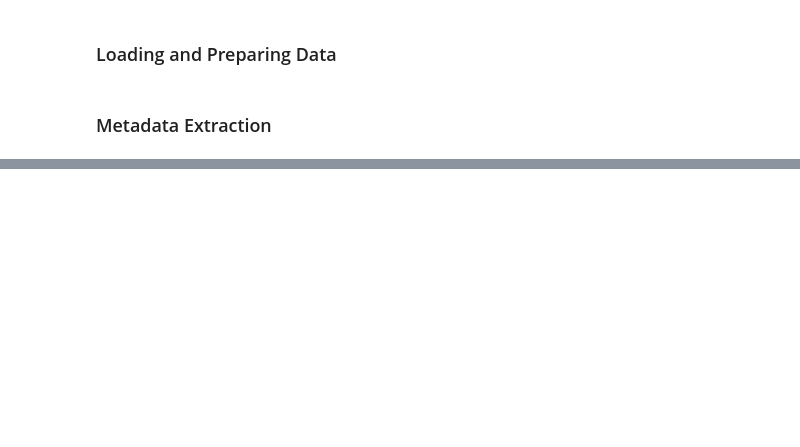
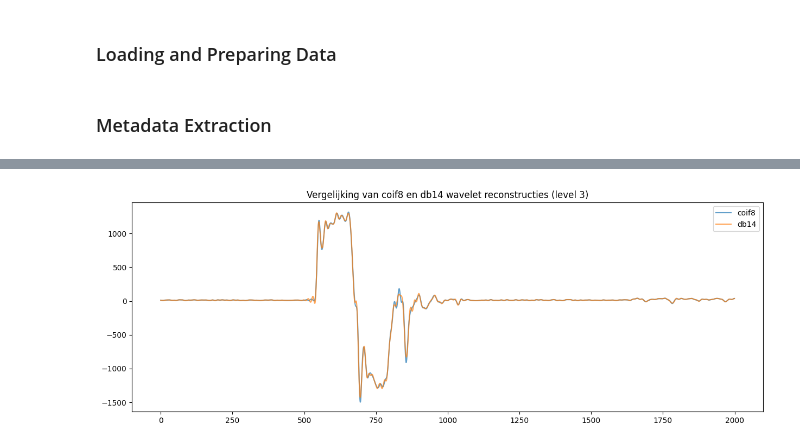
Before and after one commit to koendebonth/DSS_Thesis_CNC, a Jupyter notebook: src/Data Insights Explorer.ipynb, the cells around one changed output, grey strips where cells are left out. Cells and saved outputs as stored; diff of their text form; code cells hidden in the pictures; blank space fills up the shorter version.

Commit message:
Improved Jupyter notebook with new output, updated paths and additional imports for data analysis. Removed redundant comment lines and added output for dataset statistics and visualizations.

```diff
--- a/src/Data Insights Explorer.ipynb
+++ b/src/Data Insights Explorer.ipynb
@@ -22,11 +35,7 @@ machines = ["M01","M02","M03"]
 process_names = ["OP00","OP01","OP02","OP03","OP04","OP05","OP06","OP07","OP08","OP09","OP10","OP11","OP12","OP13","OP14"]
 labels = ["good","bad"]
 
-#path on mac
-# path_to_dataset = r"/Volumes/THESIS_KOEN/DSS_Thesis_CNC/data"
-
-# path on windows
-path_to_dataset = r"C:\Thesis\DSS_Thesis_CNC\DSS_Thesis_CNC\data"
+path_to_dataset = os.path.join(root_dir, "data")
 
 X_data = []
 y_data = []
@@ -271,0 +88,2 @@ visualize_wavelet_decomposition(x[:2000, 0])
+# %%
+x = X_data
@@ -272,20 +92,106 @@ visualize_wavelet_decomposition(x[:2000, 0])
 # %%
 # Plot coif8 en db14 over elkaar voor vergelijking
 plt.figure(figsize=(15, 5))
 
-signal = x[:2000, 0]  # Gebruik zelfde signaal als hierboven
+signal = x[100][:2000, 0]  # Gebruik zelfde signaal als hierboven
 
 # Bereken wavelet decomposities
 coif8_coeffs = pywt.wavedec(signal, wavelet='coif8', level=3)
 db14_coeffs = pywt.wavedec(signal, wavelet='db14', level=3)
 
 # Reconstrueer approximaties
 coif8_reconstructed = pywt.waverec([coif8_coeffs[0]] + [None] * 3, 'coif8')
 db14_reconstructed = pywt.waverec([db14_coeffs[0]] + [None] * 3, 'db14')
 
 # Plot beide reconstructies over elkaar
 plt.plot(coif8_reconstructed[:len(signal)], label='coif8', alpha=0.7)
 plt.plot(db14_reconstructed[:len(signal)], label='db14', alpha=0.7)
 plt.title("Vergelijking van coif8 en db14 wavelet reconstructies (level 3)")
 plt.legend()
 plt.show()
+
+# Voeg wat nuttige analyses toe
+print("\nSamenvatting van de dataset:")
+print(f"Totaal aantal files: {len(df_measurement_files)}")
+print(f"\nGemiddelde duur per meting: {df_measurement_files['duration_sec'].mean():.2f} seconden")
+print(f"Standaard deviatie van duur: {df_measurement_files['duration_sec'].std():.2f} seconden")
+print(f"\nAantal kanalen per meting: {df_measurement_files['channels'].value_counts().to_dict()}")
+
+# Visualisatie van de duur van metingen
+plt.figure(figsize=(10, 5))
+plt.hist(df_measurement_files['duration_sec'], bins=50)
+plt.title('Distributie van meting duraties')
+plt.xlabel('Duratie (seconden)')
+plt.ylabel('Aantal files')
+plt.show()
+
+# Boxplot van duur per operatie
+plt.figure(figsize=(15, 6))
+sns.boxplot(data=df_measurement_files, x='operation', y='duration_sec')
+plt.xticks(rotation=45)
+plt.title('Duratie per operatie')
+plt.xlabel('Operatie')
+plt.ylabel('Duratie (seconden)')
+plt.show()
+
+# Maak een bar plot van de verdeling van de data over machines, operaties en klassen
+import matplotlib.pyplot as plt
+
+# Maak een figuur met subplots
+fig, (ax1, ax2, ax3) = plt.subplots(1, 3, figsize=(15, 5))
+
+# Plot voor machine verdeling
+df_measurement_files['machine'].value_counts().plot(kind='bar', ax=ax1)
+ax1.set_title('Aantal samples per machine')
+ax1.set_xlabel('Machine')
+ax1.set_ylabel('Aantal samples')
+ax1.tick_params(axis='x', rotation=45)
+
+# Plot voor operatie verdeling
+df_measurement_files['operation'].value_counts().plot(kind='bar', ax=ax2)
+ax2.set_title('Aantal samples per operatie')
+ax2.set_xlabel('Operatie')
+ax2.set_ylabel('Aantal samples')
+ax2.tick_params(axis='x', rotation=45)
+
+# Plot voor klasse verdeling
+df_measurement_files['class'].value_counts().plot(kind='bar', ax=ax3)
+ax3.set_title('Aantal samples per klasse')
+ax3.set_xlabel('Klasse')
+ax3.set_ylabel('Aantal samples')
+ax3.tick_params(axis='x', rotation=45)
+
+# Plot voor operatie verdeling
+df_measurement_files['operation'].value_counts().plot(kind='bar', ax=ax2)
+ax2.set_title('Aantal samples per operatie')
+ax2.set_xlabel('Operatie')
+ax2.set_ylabel('Aantal samples')
+
+# Plot voor klasse verdeling
+df_measurement_files['class'].value_counts().plot(kind='bar', ax=ax3)
+ax3.set_title('Aantal samples per klasse')
+ax3.set_xlabel('Klasse')
+ax3.set_ylabel('Aantal samples')
+
+fig.tight_layout()
+plt.show()
+
+# Export the plot to a file
+# fig.savefig('data_distribution.png')
+
+# Print wat statistieken
+print("\nDataset statistieken:")
+print(f"Totaal aantal samples: {len(df_measurement_files)}")
+print("\nVerdeling per machine:")
+print(df_measurement_files['machine'].value_counts())
+print("\nVerdeling per operatie:")
+print(df_measurement_files['operation'].value_counts())
+print("\nVerdeling per klasse:")
+print(df_measurement_files['class'].value_counts())
+
+
+print("mean:",df_measurement_files['measurements'].mean())
+print("std:",df_measurement_files['measurements'].std())
+print("median:",df_measurement_files['measurements'].median())
+# %% [output]
+[figure, added]
```
Also changed, not shown: parts of 11 cells of this notebook.
